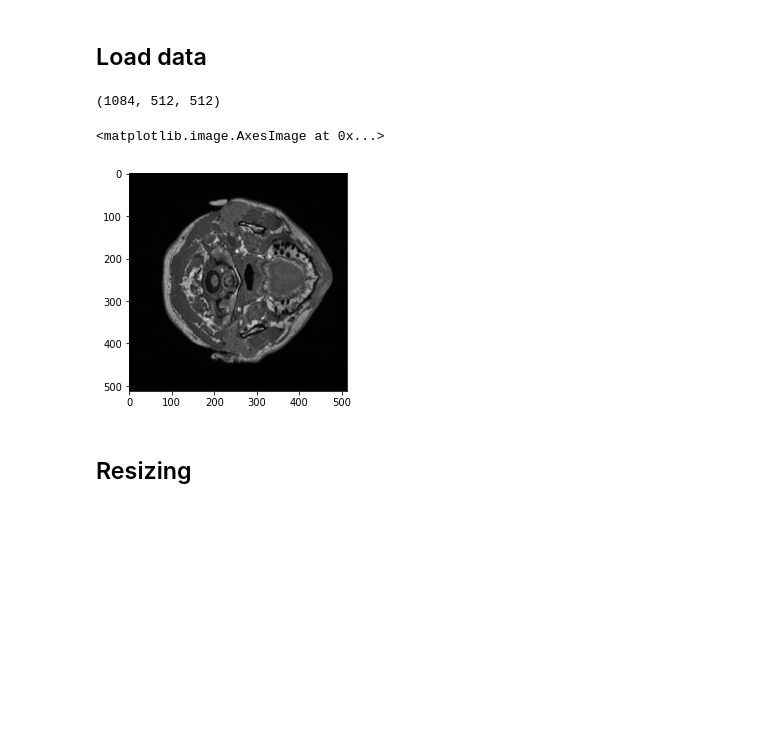
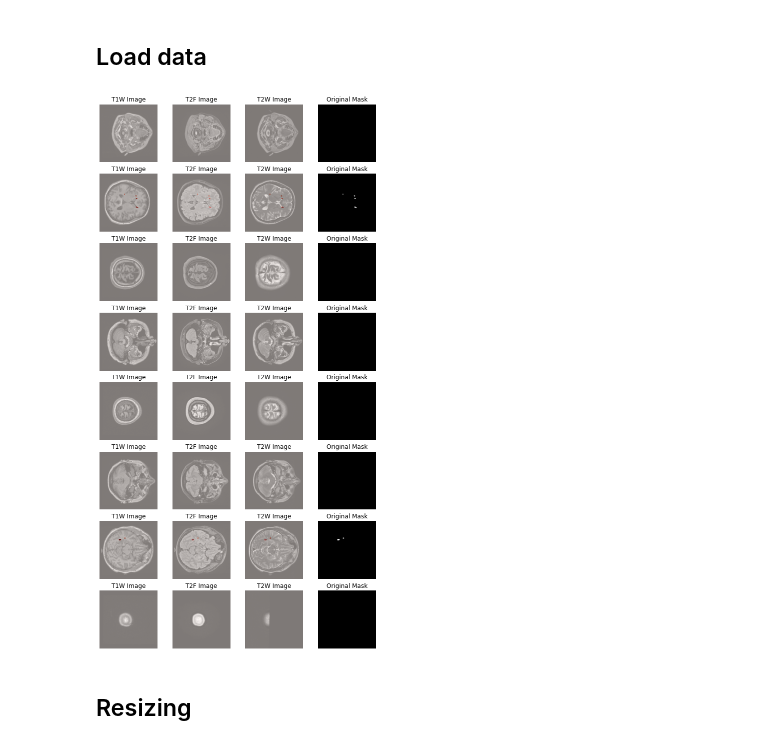
Before and after one commit to CM-Kim/unet_research, a Jupyter notebook: 03_unet_train.ipynb, the cells around one changed output. Cells and saved outputs as stored; diff of their text form; code cells hidden in the pictures; blank space fills up the shorter version.

```diff
--- a/03_unet_train.ipynb
+++ b/03_unet_train.ipynb
@@ -15,16 +15,35 @@ labels = np.load(os.path.join(NPY_PATH,'labels.npy'))
 t1w_images = np.clip((np.load(os.path.join(NPY_PATH,'T1W_images.npy')) / 255), 0, 1)
 t2f_images = np.clip((np.load(os.path.join(NPY_PATH,'T2F_images.npy')) / 255), 0, 1)
 t2w_images = np.clip((np.load(os.path.join(NPY_PATH,'T2W_images.npy')) / 255), 0, 1)
-masks = np.load(os.path.join(NPY_PATH,'Mask_images.npy')) * 1
+masks = np.clip((np.load(os.path.join(NPY_PATH,'Mask_images.npy')) / 255), 0,1)
 
 # t2w_images = np.clip((np.load(os.path.join(NPY_PATH,'T2W_images.npy')) / 12728), 0, 1)
-
-print(t1w_images.shape)
-plt.imshow(t1w_images[0],cmap="gray")
-# %% [output]
-(1084, 512, 512)
-<matplotlib.image.AxesImage at 0x...>
-[figure, removed]
+# %%
+plt.figure(figsize=(10,20))
+i=1;total=8
+temp = np.ones_like( t1w_images[0] )
+
+for idx in np.random.randint(0,high=t1w_images.shape[0],size=total):
+    plt.subplot(total,4,i);i+=1
+    plt.imshow(t1w_images[idx], cmap='gray' )
+    plt.imshow(masks[idx], alpha=0.5,cmap='Reds')
+    plt.title("T1W Image");plt.axis('off')
+
+    plt.subplot(total,4,i);i+=1
+    plt.imshow(t2f_images[idx], cmap='gray' )
+    plt.imshow(masks[idx], alpha=0.5,cmap='Reds')
+    plt.title("T2F Image");plt.axis('off')
+
+    plt.subplot(total,4,i);i+=1
+    plt.imshow(t2w_images[idx], cmap='gray' )
+    plt.imshow(masks[idx], alpha=0.5,cmap='Reds')
+    plt.title("T2W Image");plt.axis('off')
+
+    plt.subplot(total,4,i);i+=1
+    plt.imshow(masks[idx], cmap='gray' )
+    plt.title("Original Mask");plt.axis('off')
+# %% [output]
+[figure, added]
 # %% [markdown]
 ## Resizing
 # %%
```
Also changed, not shown: parts of 9 cells of this notebook, 1 other file.
